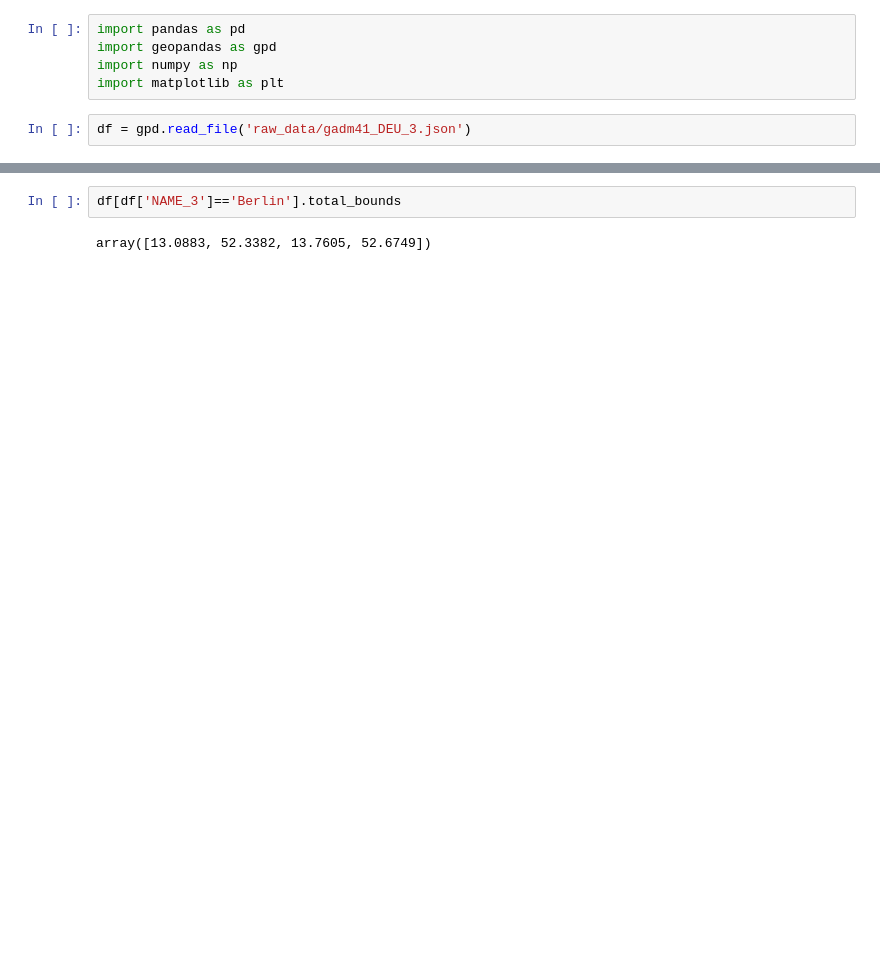
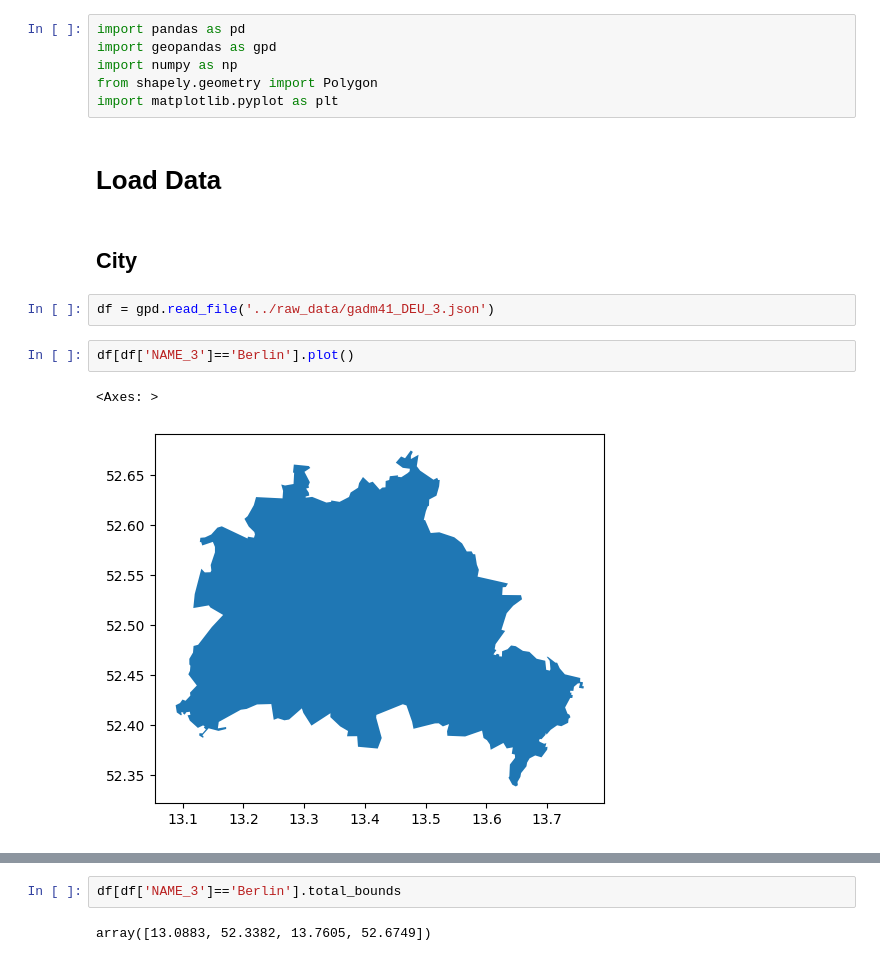
Before and after one commit to zilikons/demeter, a Jupyter notebook: notebooks/basile-73_notebook.ipynb, the cells around one changed output, grey strips where cells are left out. Drawn from its saved outputs; the diff is of its cells as text; blank space fills up the shorter version.

```diff
--- a/notebooks/basile-73_notebook.ipynb
+++ b/notebooks/basile-73_notebook.ipynb
@@ -2,7 +2,17 @@
 import pandas as pd
 import geopandas as gpd
 import numpy as np
-import matplotlib as plt
+from shapely.geometry import Polygon
+import matplotlib.pyplot as plt
+# %% [markdown]
+# Load Data
+# %% [markdown]
+## City
 # %%
-df = gpd.read_file('raw_data/gadm41_DEU_3.json')
+df = gpd.read_file('../raw_data/gadm41_DEU_3.json')
+# %%
+df[df['NAME_3']=='Berlin'].plot()
+# %% [output]
+<Axes: >
+[figure, added]
 # %%
```
Also changed, not shown: parts of 91 cells of this notebook, 1 other file.
